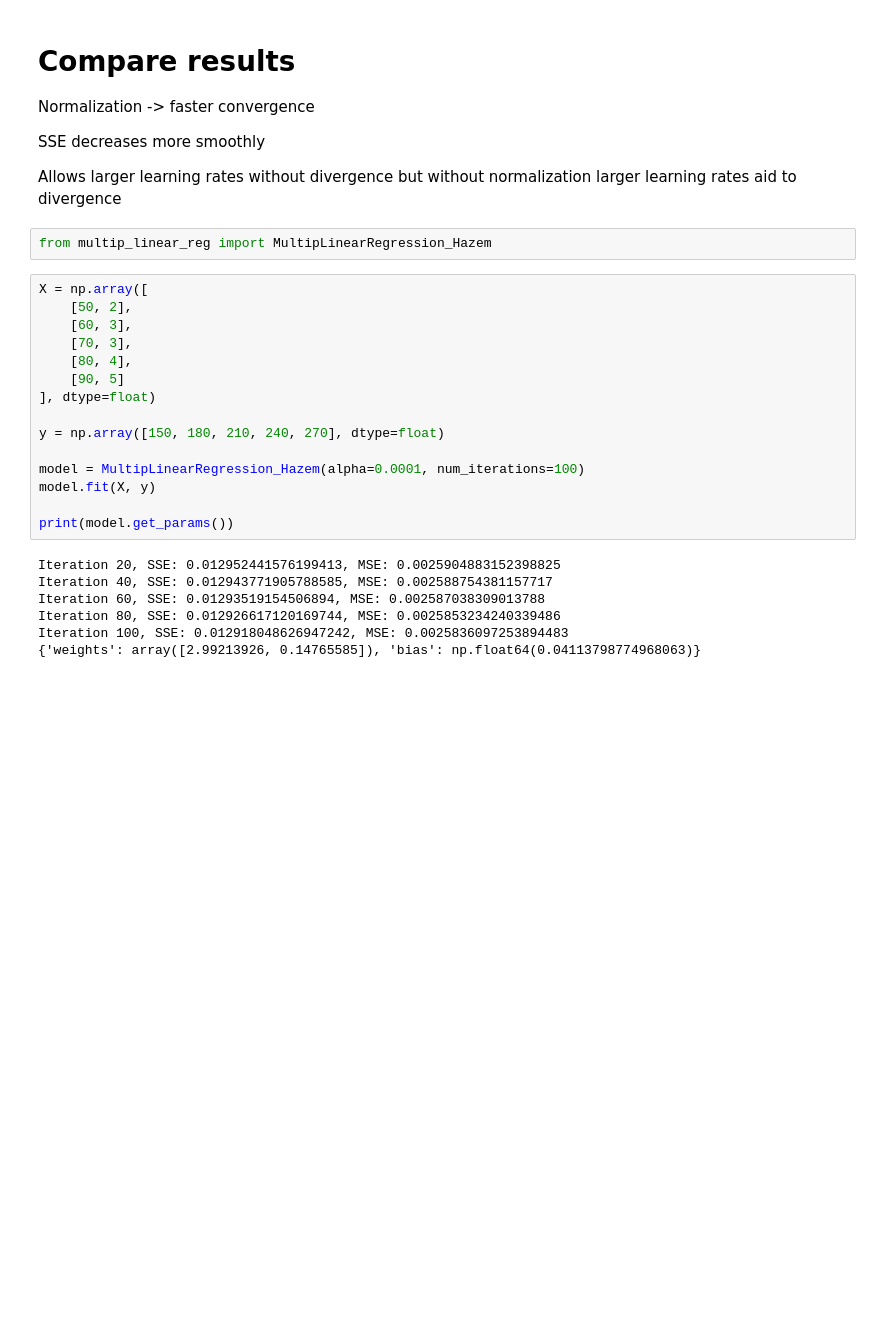
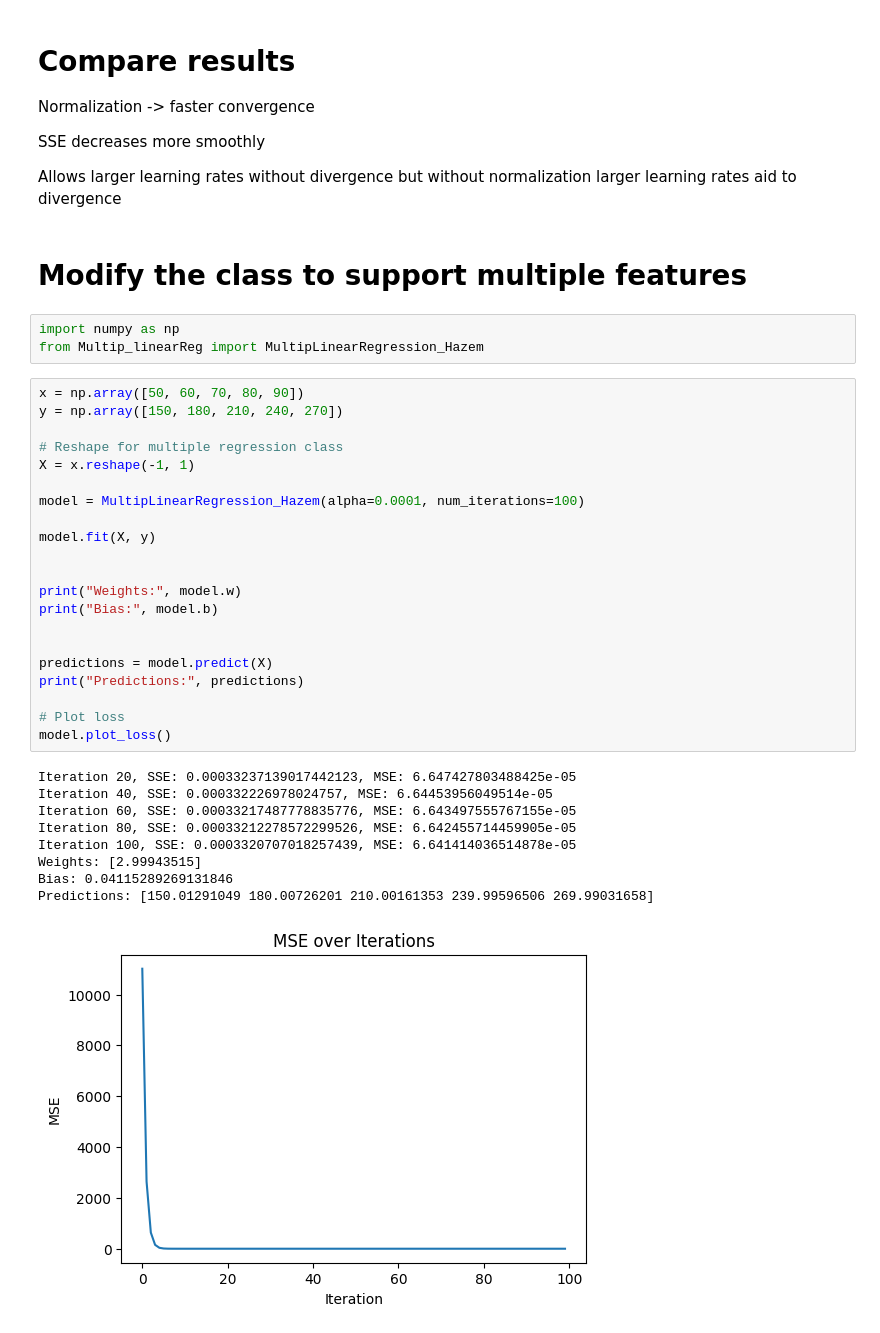
Before and after one commit to Hazem-Amr/GIZ4_AIS2_S1_Ml, a Jupyter notebook: src/ML/Session_1/Assignment/Task LinearReg Using GD.ipynb, the cells around one changed output. Cells and saved outputs as stored; diff of their text form; blank space fills up the shorter version.

```diff
--- a/src/ML/Session_1/Assignment/Task LinearReg Using GD.ipynb
+++ b/src/ML/Session_1/Assignment/Task LinearReg Using GD.ipynb
@@ -162,27 +162,39 @@ Normalization -> faster convergence
 SSE decreases more smoothly
 
 Allows larger learning rates without divergence but without normalization larger learning rates aid to divergence
+# %% [markdown]
+# Modify the class to support multiple features
 # %%
-from multip_linear_reg import MultipLinearRegression_Hazem
+import numpy as np
+from Multip_linearReg import MultipLinearRegression_Hazem
 # %%
-X = np.array([
-    [50, 2],
-    [60, 3],
-    [70, 3],
-    [80, 4],
-    [90, 5]
-], dtype=float)
+x = np.array([50, 60, 70, 80, 90])
+y = np.array([150, 180, 210, 240, 270])
 
-y = np.array([150, 180, 210, 240, 270], dtype=float)
+# Reshape for multiple regression class
+X = x.reshape(-1, 1)
 
 model = MultipLinearRegression_Hazem(alpha=0.0001, num_iterations=100)
+
 model.fit(X, y)
 
-print(model.get_params())
+
+print("Weights:", model.w)
+print("Bias:", model.b)
+
+
+predictions = model.predict(X)
+print("Predictions:", predictions)
+
+# Plot loss
+model.plot_loss()
 # %% [output]
-Iteration 20, SSE: 0.012952441576199413, MSE: 0.0025904883152398825
-Iteration 40, SSE: 0.012943771905788585, MSE: 0.002588754381157717
-Iteration 60, SSE: 0.01293519154506894, MSE: 0.002587038309013788
-Iteration 80, SSE: 0.012926617120169744, MSE: 0.0025853234240339486
-Iteration 100, SSE: 0.012918048626947242, MSE: 0.0025836097253894483
-{'weights': array([2.99213926, 0.14765585]), 'bias': np.float64(0.04113798774968063)}
+Iteration 20, SSE: 0.00033237139017442123, MSE: 6.647427803488425e-05
+Iteration 40, SSE: 0.000332226978024757, MSE: 6.64453956049514e-05
+Iteration 60, SSE: 0.00033217487778835776, MSE: 6.643497555767155e-05
+Iteration 80, SSE: 0.00033212278572299526, MSE: 6.642455714459905e-05
+Iteration 100, SSE: 0.0003320707018257439, MSE: 6.641414036514878e-05
+Weights: [2.99943515]
+Bias: 0.04115289269131846
+Predictions: [150.01291049 180.00726201 210.00161353 239.99596506 269.99031658]
+[figure, added]
```
Also changed, not shown: parts of 2 cells of this notebook, 3 other files.
